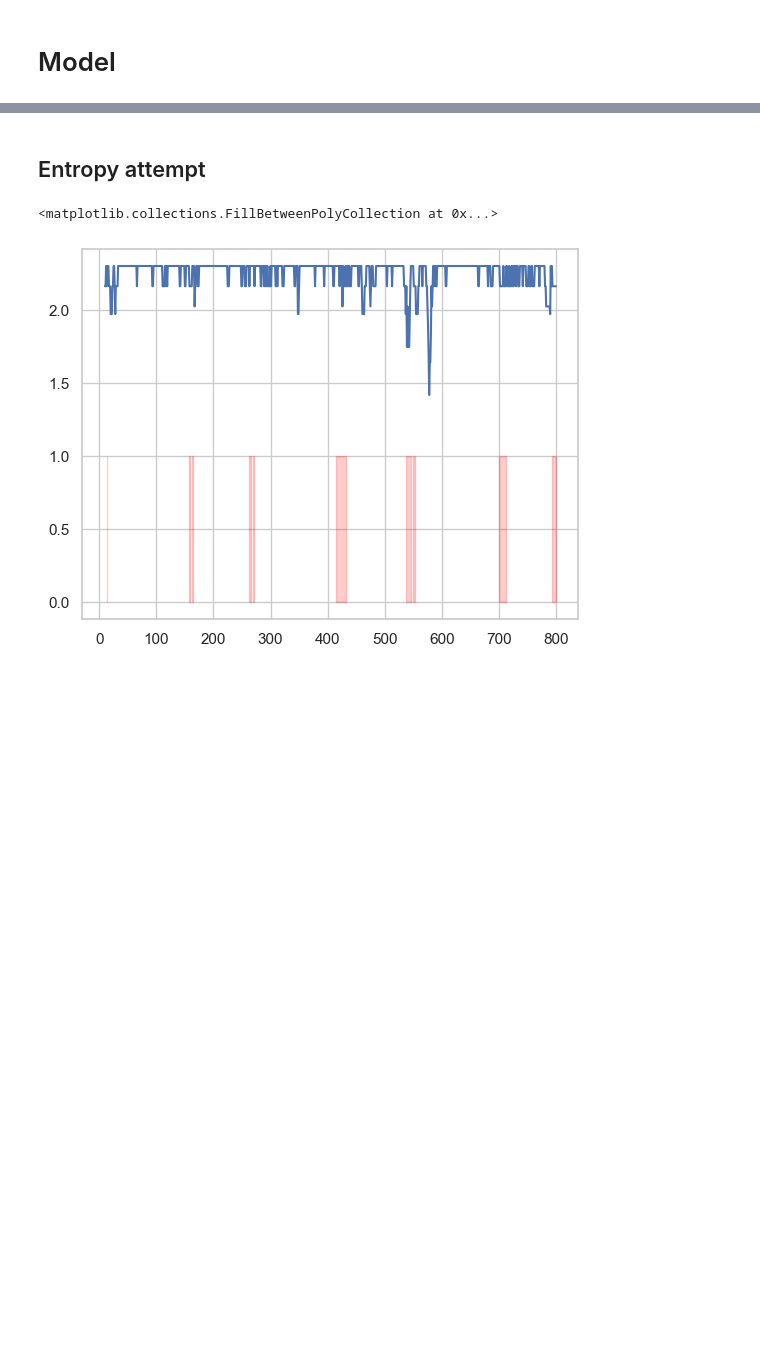
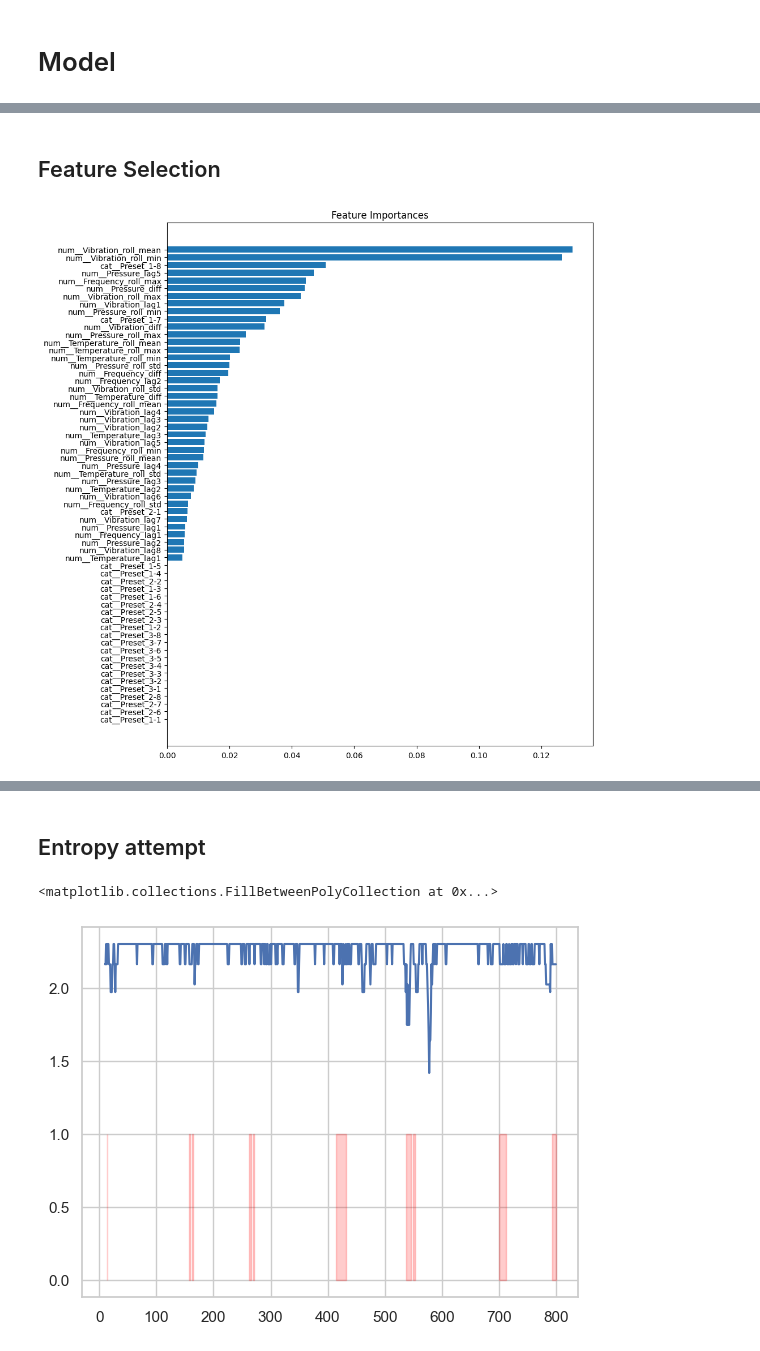
Before and after one commit to MatBom/CASE_Shape_digital, a Jupyter notebook: case_shape.ipynb, the cells around one changed output, grey strips where cells are left out. Drawn from its saved outputs; the diff is of its cells as text; code cells hidden in the pictures; blank space fills up the shorter version.

```diff
--- a/case_shape.ipynb
+++ b/case_shape.ipynb
@@ -426,4 +429,0 @@ These results suggest that for predictive modeling, it's valuable to create lag
-# %%
-df["PreFail_1"] = df["Fail"].shift(-1).fillna(False)
-df["PreFail_2"] = df["Fail"].shift(-2).fillna(False)
-df["PreFail_3"] = df["Fail"].shift(-3).fillna(False)
@@ -462,0 +554,7 @@ plt.show()
+# %%
+x_1 = df_model[x_prev_cols + categorical_features + x_new_cols]
+
+for i in range(1,9):
+    y_1 = df_model[f'PreFail_{i}'].astype(int)
+    scores = cross_val_score(pipeline_1, x_1, y_1, cv=split, scoring='f1')
+    print(f'f1 mean for PreFail_{i}: ', scores.mean())
@@ -462,0 +574,30 @@ plt.show()
+# %% [markdown]
+## Feature Selection
+# %%
+def show_feature_importance(pipeline, x, y):
+    pipeline.fit(x, y)
+
+    # Fetching trained classifier
+    model = pipeline.named_steps['classifier']
+
+    # Fetching Feature name after OneHotEncoding
+    feature_names = pipeline.named_steps['preprocessor'].get_feature_names_out()
+    # Fetching Feature Importance
+    importances = model.feature_importances_
+
+    # Building a dataframe
+    feat_importance_df = pd.DataFrame({
+        'Feature': feature_names,
+        'Importance': importances
+    }).sort_values(by='Importance', ascending=False)
+
+    plt.figure(figsize=(10, 10))
+    plt.barh(feat_importance_df['Feature'][:], feat_importance_df['Importance'][:])
+    plt.gca().invert_yaxis()
+    plt.title("Feature Importances")
+    plt.tight_layout()
+    plt.show()
+
+show_feature_importance(pipeline_1, x = x_1, y = y_1)
+# %% [output]
+[figure, added]
```
Also changed, not shown: parts of 74 cells of this notebook.
